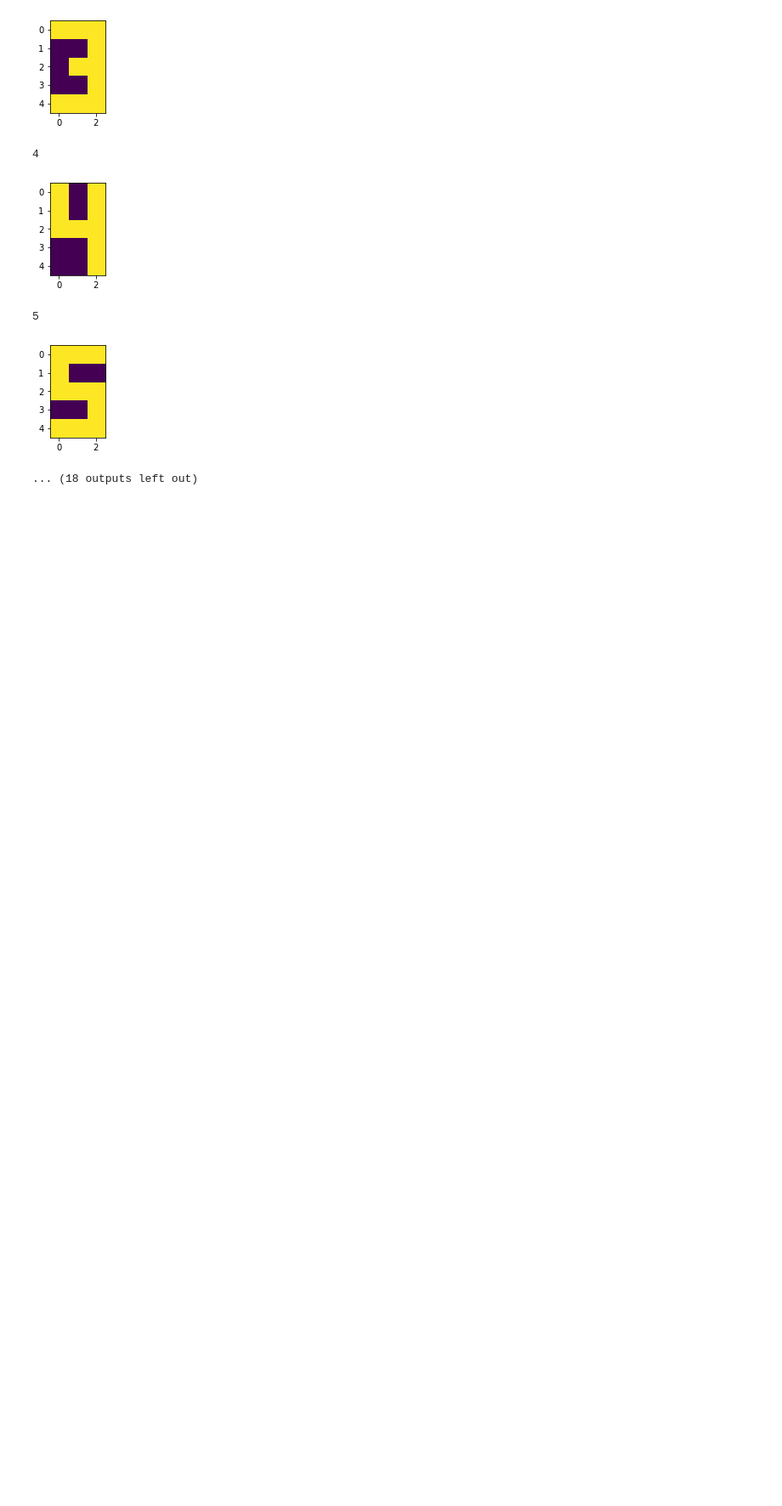
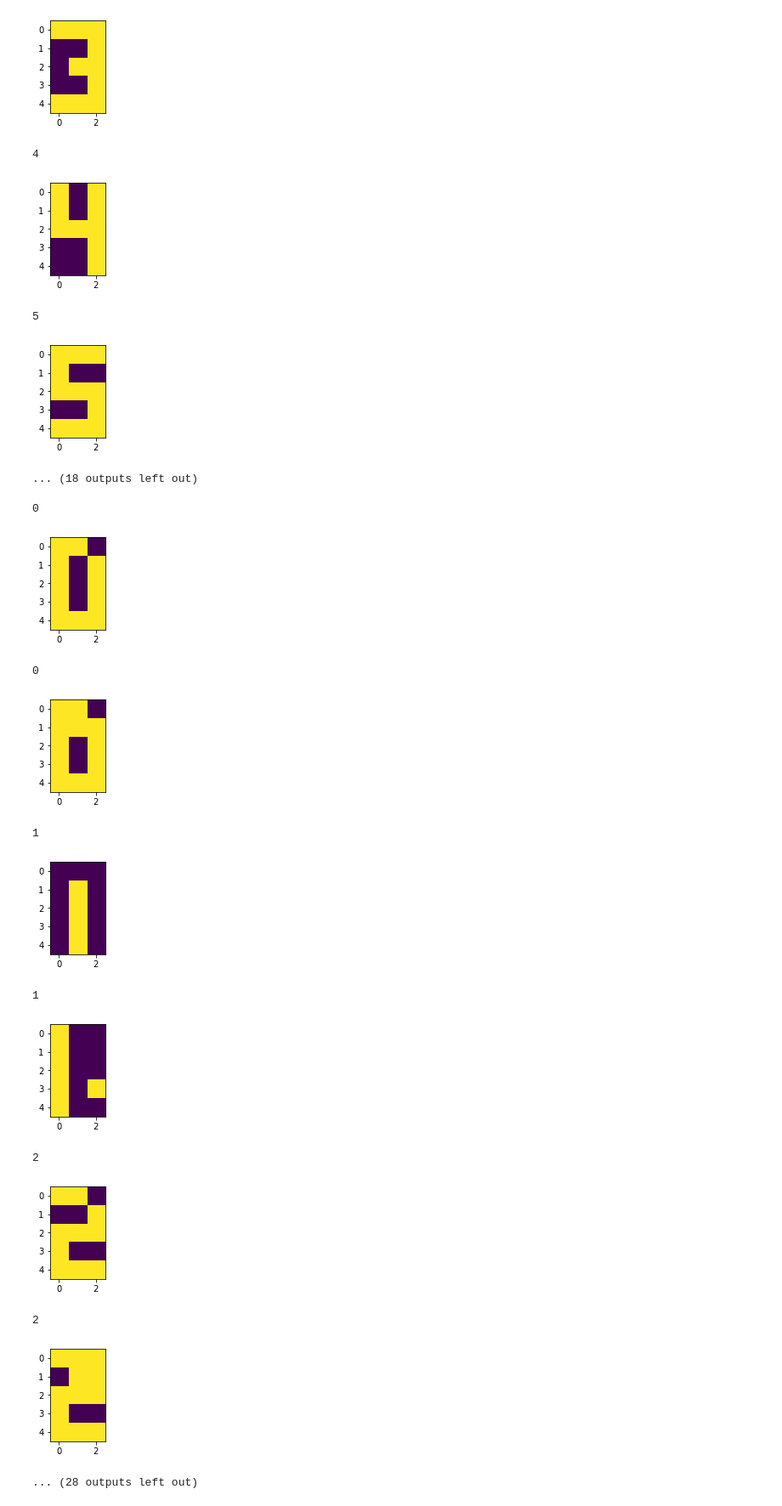
Before and after one commit to woodrush/sectorlisp-nn, a Jupyter notebook: train/dataset.ipynb, the cells around one changed output. Shown at 85% size. Drawn from its saved outputs; the diff is of its cells as text; code cells hidden in the pictures; blank space fills up the shorter version.

Commit message:
Add test dataset

```diff
--- a/train/dataset.ipynb
+++ b/train/dataset.ipynb
@@ -3,13 +3,15 @@
 import matplotlib.pyplot as plt
 # %%
 # Requires running ipython notebook inside this directory (./train) for importing
-from dataset import dataset
+from dataset import dataset, test_dataset
 data_x, data_y_labelname = zip(*dataset)
+data_x_test, data_y_labelname_test = zip(*test_dataset)
 # %%
-for train, y in zip(data_x, data_y_labelname):
+for i, (data, y) in enumerate(zip(data_x, data_y_labelname)):
     print(y)
     plt.figure(figsize=(2,2))
-    plt.imshow(train)
+    plt.imshow(data)
+    # plt.savefig(f"img/train_{y}_{i}.png")
     plt.show()
 # %% [output]
 0
@@ -25,3 +27,24 @@ for train, y in zip(data_x, data_y_labelname):
 5
 [figure]
 ... (18 outputs left out)
+# %%
+for i, (data, y) in enumerate(zip(data_x_test, data_y_labelname_test)):
+    print(y)
+    plt.figure(figsize=(2,2))
+    plt.imshow(data)
+    # plt.savefig(f"img/test_{y}_{i}.png")
+    plt.show()
+# %% [output]
+0
+[figure, added]
+0
+[figure, added]
+1
+[figure, added]
+1
+[figure, added]
+2
+[figure, added]
+2
+[figure, added]
+... (28 outputs left out)
```
Also changed, not shown: 1 other file.
